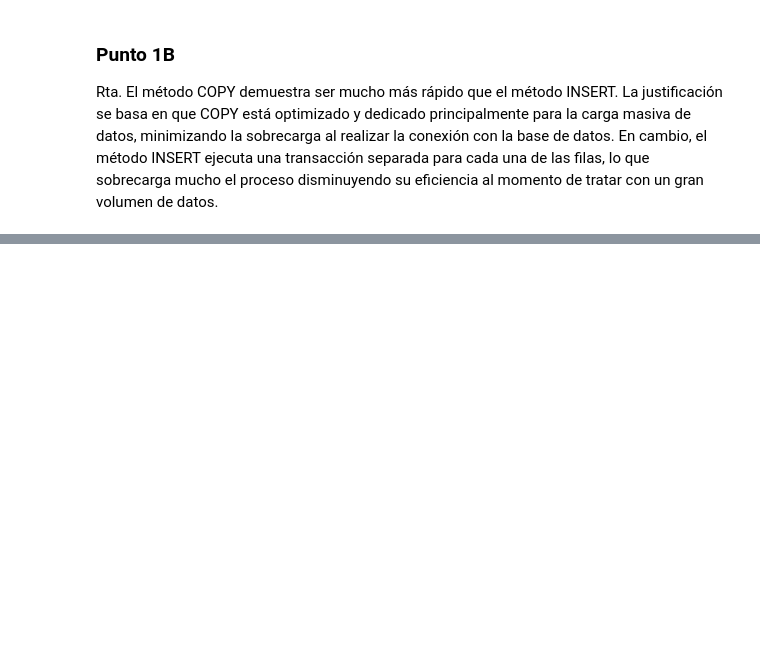
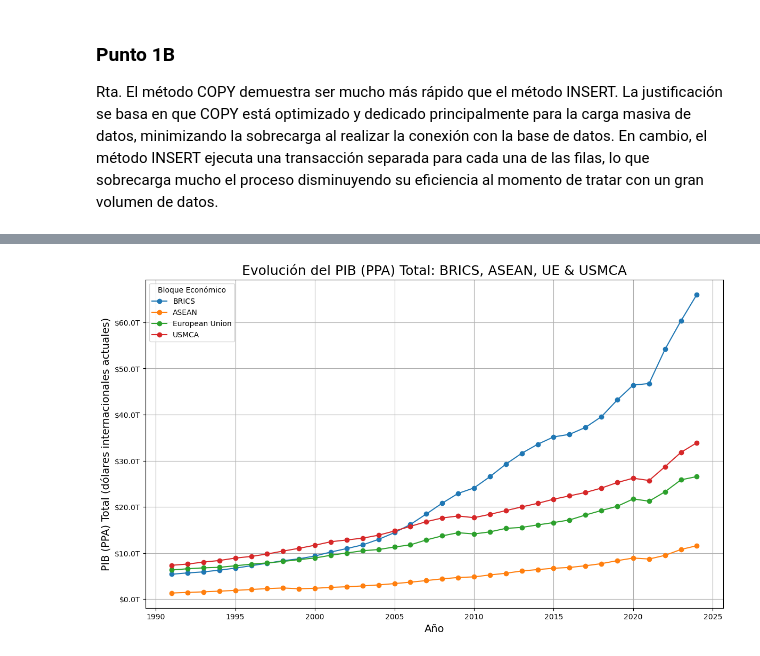
Before and after one commit to AndresSanRi/Taller2_BDT, a Jupyter notebook: ExploreData.ipynb, the cells around one changed output, grey strips where cells are left out. Saved outputs shown, nothing was run; the diff lists cells and outputs as text; code cells hidden in the pictures; blank space fills up the shorter version.

```diff
--- a/ExploreData.ipynb
+++ b/ExploreData.ipynb
@@ -651,0 +653,79 @@ El método INSERT fila por fila tardó 40.9644 segundos.
+# %%
+db_url = "postgresql+psycopg2://psqluser:psqlpass@localhost:5433/bigdatatools1"
+engine = create_engine(db_url)
+
+query_blocs_corrected = """
+WITH country_year_bloc_gdp AS (
+    -- Primero, obtenemos el GDP per capita y la población para cada país, año y bloque
+    SELECT
+        ci.year,
+        ci.country_name,
+        cc.economic_bloc AS entity,
+        MAX(CASE WHEN ci.indicator_name = 'GDP per capita PPP (current international $)' THEN ci.value END) AS gdp_per_capita,
+        MAX(CASE WHEN ci.indicator_name = 'Population, total' THEN ci.value END) AS population
+    FROM country_indicators ci
+    JOIN country_classification cc ON ci.country_code = cc.country_code
+    WHERE
+        ci.indicator_name IN ('GDP per capita PPP (current international $)', 'Population, total')
+        AND cc.economic_bloc IN ('BRICS', 'ASEAN', 'USMCA')
+    GROUP BY ci.year, ci.country_name, cc.economic_bloc
+    HAVING
+        MAX(CASE WHEN ci.indicator_name = 'GDP per capita PPP (current international $)' THEN ci.value END) IS NOT NULL
+        AND MAX(CASE WHEN ci.indicator_name = 'Population, total' THEN ci.value END) IS NOT NULL
+),
+calculated_blocs AS (
+    -- Ahora calculamos el PIB total por bloque y año
+    SELECT
+        year,
+        entity,
+        SUM(gdp_per_capita * population) AS total_gdp_ppp
+    FROM country_year_bloc_gdp
+    GROUP BY year, entity
+),
+pre_aggregated_blocs AS (
+    -- Segundo, obtenemos el PIB ya agregado para la Unión Europea
+    SELECT
+        year,
+        'European Union' AS entity,
+        (MAX(CASE WHEN indicator_name = 'GDP per capita PPP (current international $)' THEN value END) *
+        MAX(CASE WHEN indicator_name = 'Population, total' THEN value END)) AS total_gdp_ppp
+    FROM country_indicators
+    WHERE
+        country_code = 'EUU'
+        AND indicator_name IN ('GDP per capita PPP (current international $)', 'Population, total')
+    GROUP BY year
+    HAVING
+        MAX(CASE WHEN indicator_name = 'GDP per capita PPP (current international $)' THEN value END) IS NOT NULL
+        AND MAX(CASE WHEN indicator_name = 'Population, total' THEN value END) IS NOT NULL
+)
+-- Finalmente, unimos los dos conjuntos de resultados
+SELECT * FROM calculated_blocs
+UNION ALL
+SELECT * FROM pre_aggregated_blocs
+ORDER BY entity, year;
+"""
+
+gdp_comparison_df = pd.read_sql_query(query_blocs_corrected, engine)
+
+fig, ax = plt.subplots(figsize=(14, 8))
+
+blocs_to_compare = ('BRICS', 'ASEAN', 'European Union', 'USMCA')
+
+for bloc in blocs_to_compare:
+    bloc_df = gdp_comparison_df[gdp_comparison_df['entity'] == bloc]
+    ax.plot(bloc_df['year'], bloc_df['total_gdp_ppp'], marker='o', linestyle='-', label=bloc)
+
+ax.set_title('Evolución del PIB (PPA) Total: BRICS, ASEAN, UE & USMCA', fontsize=18)
+ax.set_xlabel('Año', fontsize=14)
+ax.set_ylabel('PIB (PPA) Total (dólares internacionales actuales)', fontsize=14)
+
+def trillions(x, pos):
+    return f'${x * 1e-12:1.1f}T'
+formatter = FuncFormatter(trillions)
+ax.yaxis.set_major_formatter(formatter)
+
+ax.legend(title='Bloque Económico')
+ax.grid(True)
+plt.show()
+# %% [output]
+[figure, added]
```
Also changed, not shown: parts of 5 cells of this notebook.
